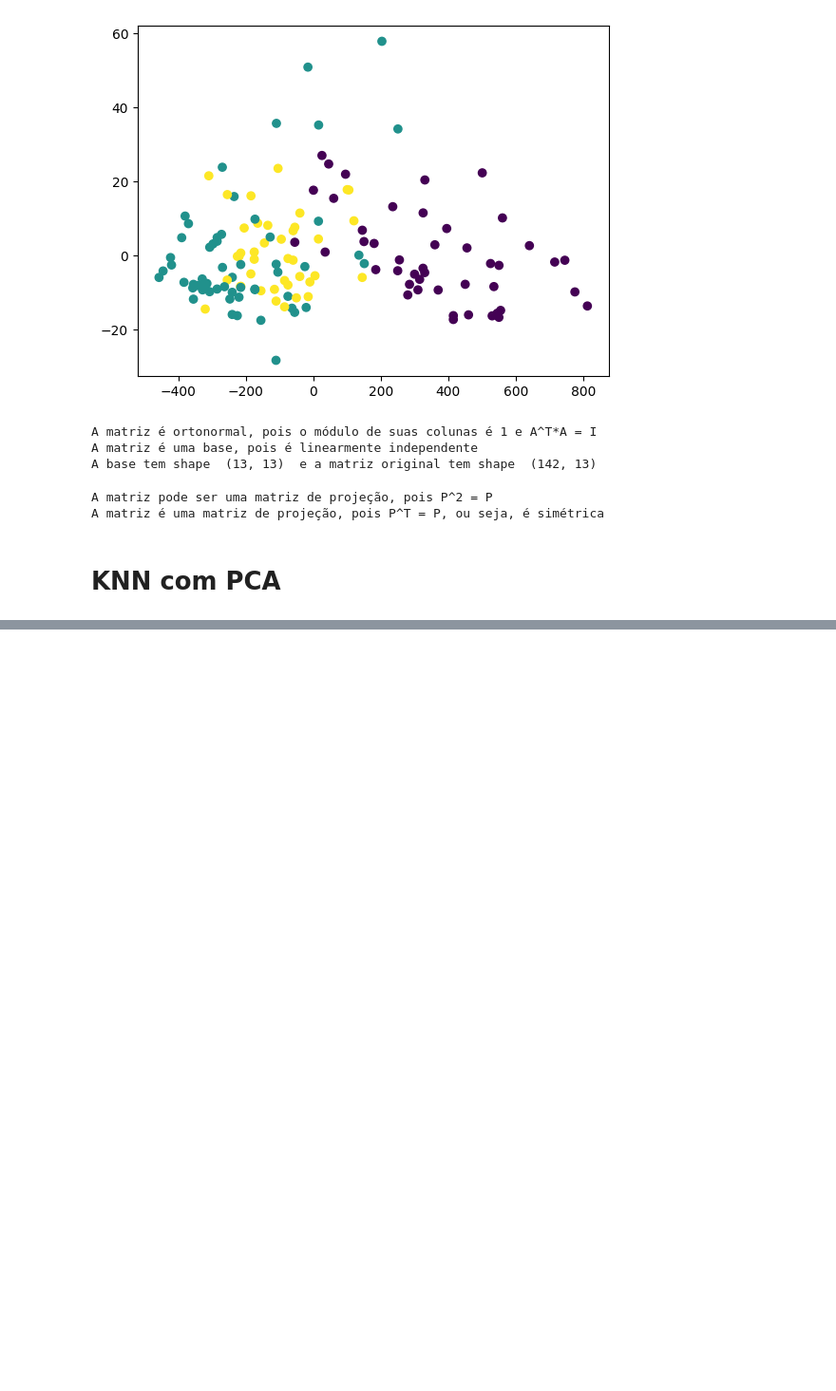
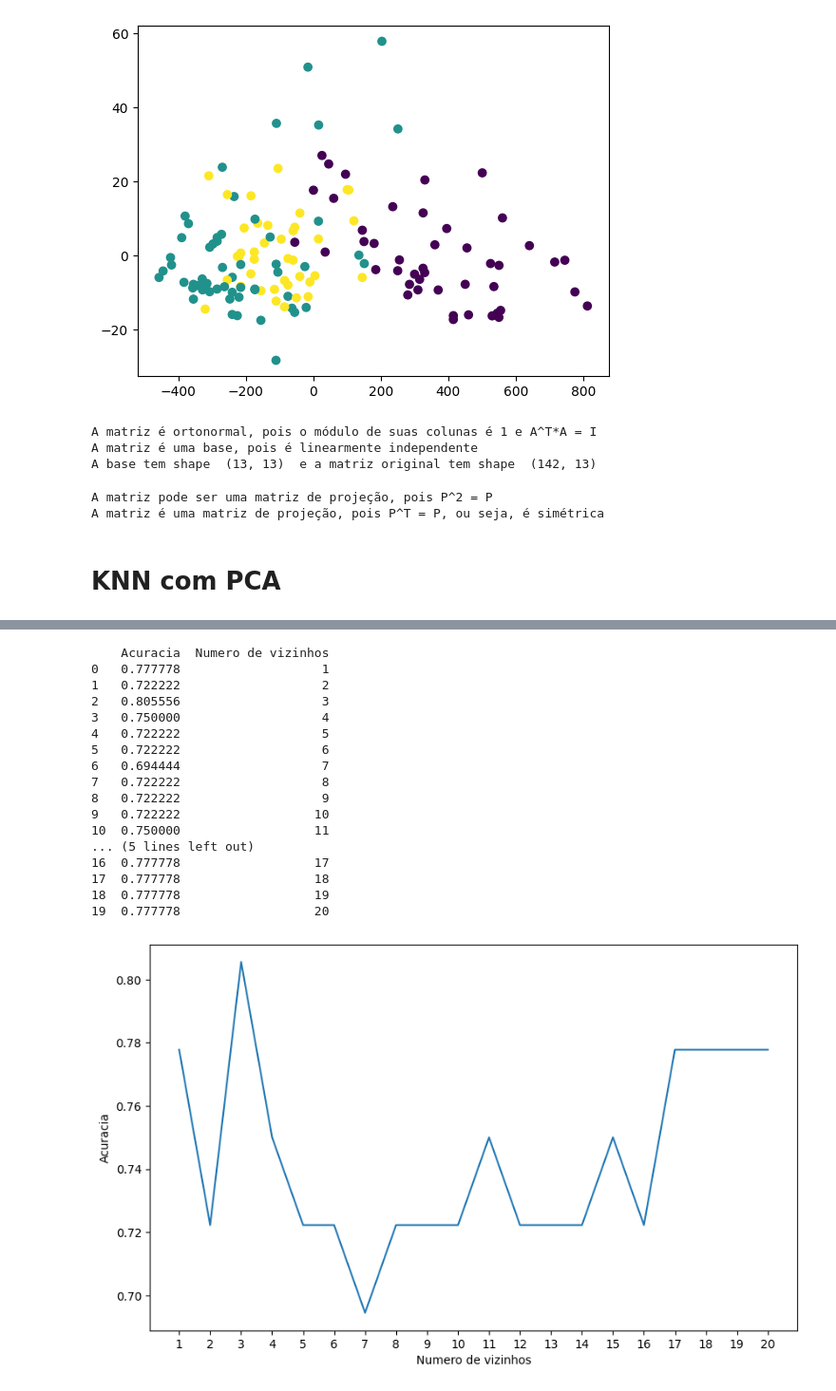
Before and after one commit to salocinrevenge/AlgeLin-ML, a Jupyter notebook: tarefa1.ipynb, the cells around one changed output, grey strips where cells are left out. Shown at 95% size. Cells and saved outputs as stored; diff of their text form; code cells hidden in the pictures; blank space fills up the shorter version.

```diff
--- a/tarefa1.ipynb
+++ b/tarefa1.ipynb
@@ -432,0 +430,36 @@ plt.show()
+# %%
+acuracies = []
+for i in range(1, 21):
+    chutes = knn(X_train, y_train, X_test, i, euclidean)
+    acuracies.append(evaluate(y_test, chutes))
+# %%
+acuracies_df = pd.DataFrame(data=acuracies, columns=['Acuracia'])
+acuracies_df['Numero de vizinhos'] = range(1, 21)
+print(acuracies_df)
+
+plt.figure(figsize=(10, 6))
+plt.plot(acuracies_df['Numero de vizinhos'], acuracies_df['Acuracia'])
+plt.xlabel('Numero de vizinhos')
+plt.ylabel('Acuracia')
+# coloca 20 ticks no eixo x
+plt.xticks(range(1, 21))
+plt.show()
+# %% [output]
+    Acuracia  Numero de vizinhos
+0   0.777778                   1
+1   0.722222                   2
+2   0.805556                   3
+3   0.750000                   4
+4   0.722222                   5
+5   0.722222                   6
+6   0.694444                   7
+7   0.722222                   8
+8   0.722222                   9
+9   0.722222                  10
+10  0.750000                  11
+... (5 lines left out)
+16  0.777778                  17
+17  0.777778                  18
+18  0.777778                  19
+19  0.777778                  20
+[figure, added]
```
Also changed, not shown: parts of 13 cells of this notebook.
